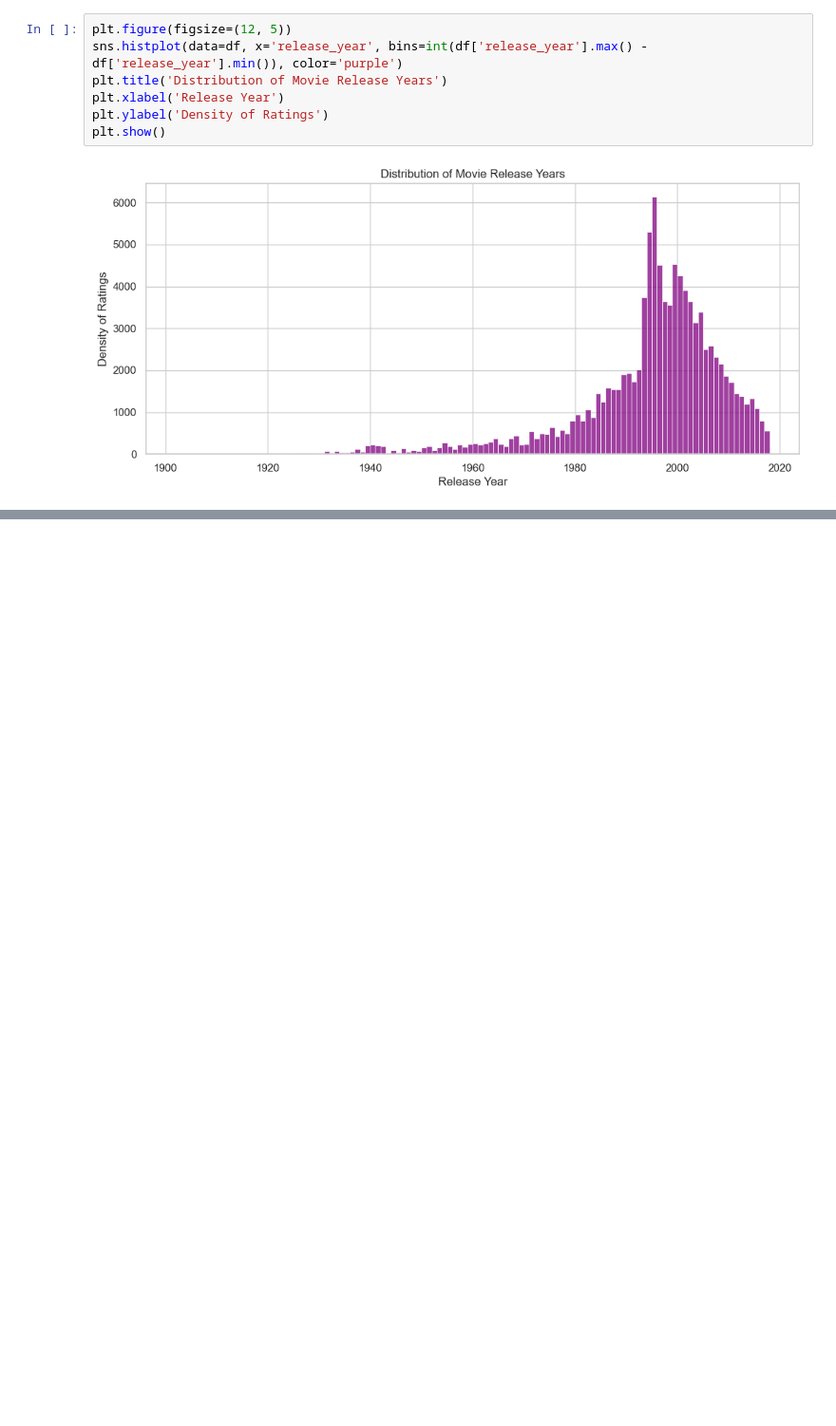
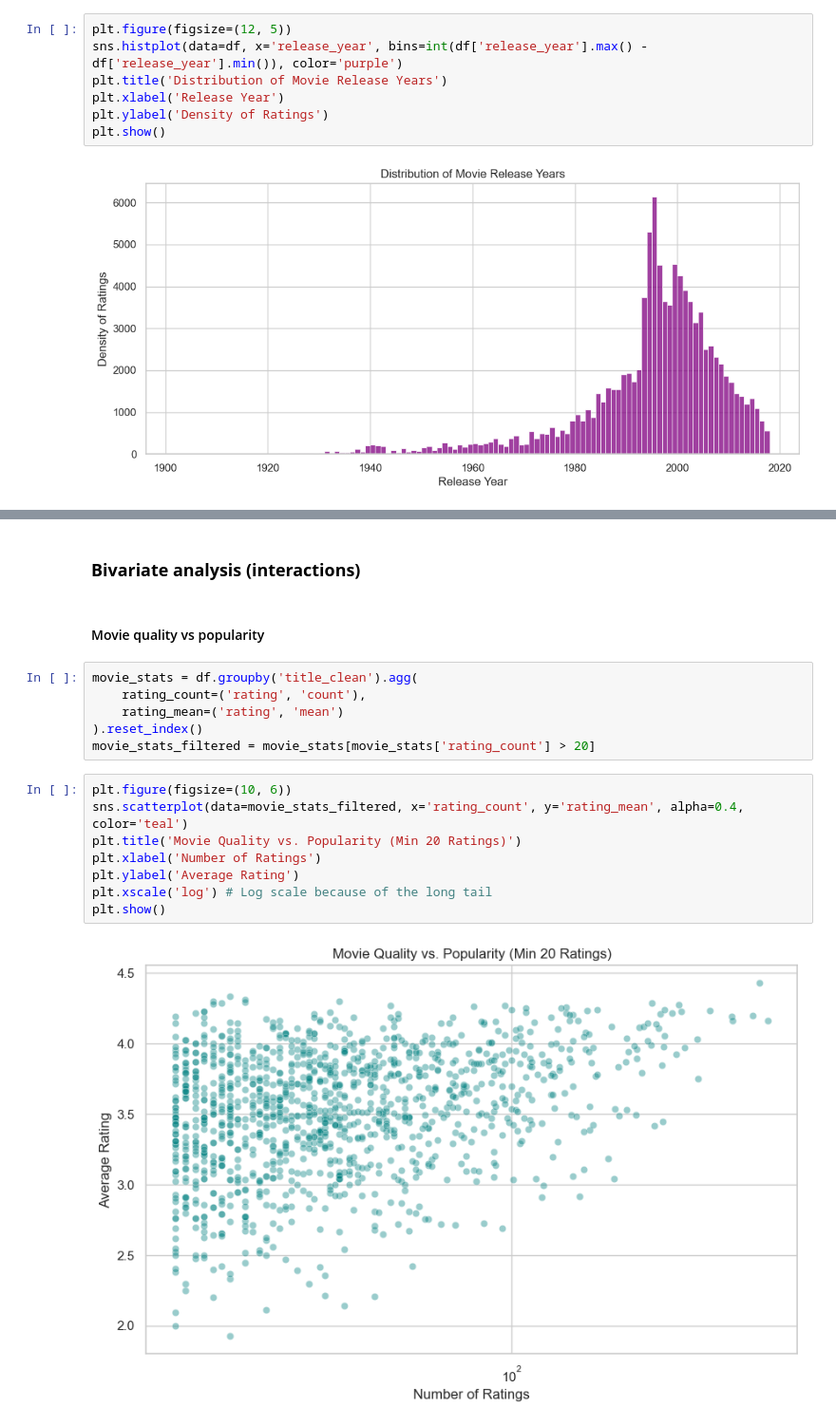
Before and after one commit to rafglo/Movie-Recommendation-System-with-Explainability, a Jupyter notebook: notebooks/eda.ipynb, the cells around one changed output, grey strips where cells are left out. Shown at 95% size. Saved outputs shown, nothing was run; the diff lists cells and outputs as text; blank space fills up the shorter version.

Commit message:
eda pt 3 - univariate and bivariate analysis

```diff
--- a/notebooks/eda.ipynb
+++ b/notebooks/eda.ipynb
@@ -141,0 +171,20 @@ plt.show()
+# %% [markdown]
+### **Bivariate analysis (interactions)**
+# %% [markdown]
+#### Movie quality vs popularity
+# %%
+movie_stats = df.groupby('title_clean').agg(
+    rating_count=('rating', 'count'),
+    rating_mean=('rating', 'mean')
+).reset_index()
+movie_stats_filtered = movie_stats[movie_stats['rating_count'] > 20]
+# %%
+plt.figure(figsize=(10, 6))
+sns.scatterplot(data=movie_stats_filtered, x='rating_count', y='rating_mean', alpha=0.4, color='teal')
+plt.title('Movie Quality vs. Popularity (Min 20 Ratings)')
+plt.xlabel('Number of Ratings')
+plt.ylabel('Average Rating')
+plt.xscale('log') # Log scale because of the long tail
+plt.show()
+# %% [output]
+[figure, added]
```
Also changed, not shown: parts of 26 cells of this notebook.
